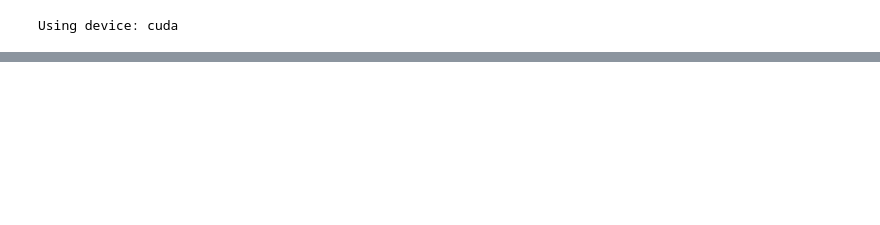
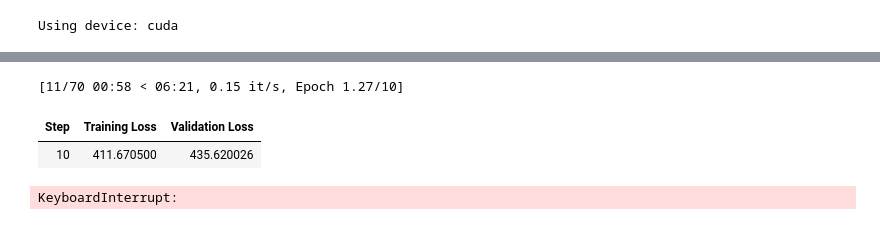
Before and after one commit to chrisjob1021/transformer-examples, a Jupyter notebook: models/roformer_training.ipynb, the cells around one changed output, grey strips where cells are left out. Cells and saved outputs as stored; diff of their text form; code cells hidden in the pictures; blank space fills up the shorter version.

Commit message:
working training example

```diff
--- a/models/roformer_training.ipynb
+++ b/models/roformer_training.ipynb
@@ -45,7 +45,7 @@ savepath = "/home/chrisobrien/dev/transformer-examples/models/roformer-base"
 # %% [output]
 Using device: cuda
 # %%
-if True:
+if False:
     # 1. Load the raw text
     ds = load_dataset("openwebtext", split="train", trust_remote_code=True)
 
@@ -84,5 +74,5 @@ Dataset({
 # %%
-if True:
+if False:
     def group_texts(batch):
         concatenated = sum(batch["input_ids"], [])
         total_length = len(concatenated)
@@ -136,0 +100,12 @@ lm_dataset[671]['input_ids']
+# %%
+if False: lm_dataset = lm_dataset.select(range(1000))
+# Split the dataset into training and evaluation sets
+train_test_split = lm_dataset.train_test_split(test_size=0.01, seed=42)
+train_dataset = train_test_split["train"]
+eval_dataset = train_test_split["test"]
+
+print(f"Training dataset size: {len(train_dataset)}")
+print(f"Evaluation dataset size: {len(eval_dataset)}")
+
+# Display the datasets
+train_dataset, eval_dataset
@@ -251,13 +231,13 @@ if False:
         print(f"Error uploading dataset: {e}")
         print("You may need to login first with `login()` or check your permissions.")
 # %%
-from transformers import DataCollatorForLanguageModeling, Trainer, TrainingArguments
-from models import RoFormerForCausalLM, RoFormerEncoder
+from transformers import DataCollatorForLanguageModeling, Trainer, TrainingArguments, EarlyStoppingCallback
+from models import RoFormerForCausalLM, RoFormerDecoder
 import torch
 
 if True:
     # model initialization
-    model_base = RoFormerEncoder(config)
+    model_base = RoFormerDecoder(config)
     model = RoFormerForCausalLM(model_base, config)
 if False: model = RoFormerForCausalLM.from_pretrained(savepath)
 model = model.to(device)
@@ -275,7 +255,7 @@ args = TrainingArguments(
     learning_rate=2e-5,
     weight_decay=0.01,
     num_train_epochs=1,
-    per_device_train_batch_size=4,
+    per_device_train_batch_size=16,
     gradient_accumulation_steps=8, # Accumulate gradients over N steps
     #With gradient accumulation (gradient_accumulation_steps=8):
         # You split what would have been one batch into 8 smaller micro-batches
@@ -286,11 +266,20 @@ args = TrainingArguments(
         # ACCUMULATE the gradients (don't update weights yet)
         # Clear the activations (but keep gradients)
 
+    load_best_model_at_end=True,
+    metric_for_best_model="loss",
+    greater_is_better=False,
+
+    eval_steps=100,
+    eval_strategy="steps",
+    eval_accumulation_steps=8,
+    per_device_eval_batch_size=16,
+
     warmup_steps=100,
     logging_dir=log_dir,
-    logging_steps=50,
+    logging_steps=100,
     save_steps=100,
-    save_total_limit=5,
+    save_total_limit=10,
     save_strategy="steps",
     save_safetensors=False,
     # report_to="tensorboard",
@@ -306,11 +295,22 @@ args = TrainingArguments(
 trainer = Trainer(
     model=model,
     args=args,
-    train_dataset=lm_dataset,
+    train_dataset=train_dataset,
+    eval_dataset=eval_dataset,
     data_collator=data_collator,
+    callbacks=[
+        EarlyStoppingCallback(early_stopping_patience=3, early_stopping_threshold=0.01)
+    ]
 )
 # %%
 if False:
     trainer.train(resume_from_checkpoint=savepath + "/checkpoint-210")
+if True:
+    trainer.train()
+# %% [output]
+[11/70 00:58 < 06:21, 0.15 it/s, Epoch 1.27/10]
+| Step | Training Loss | Validation Loss |
+| 10 | 411.670500 | 435.620026 |
+KeyboardInterrupt:
 # %%
 sample_batch = next(iter(trainer.get_train_dataloader()))
```
Also changed, not shown: parts of 12 cells of this notebook, 2 other files.
